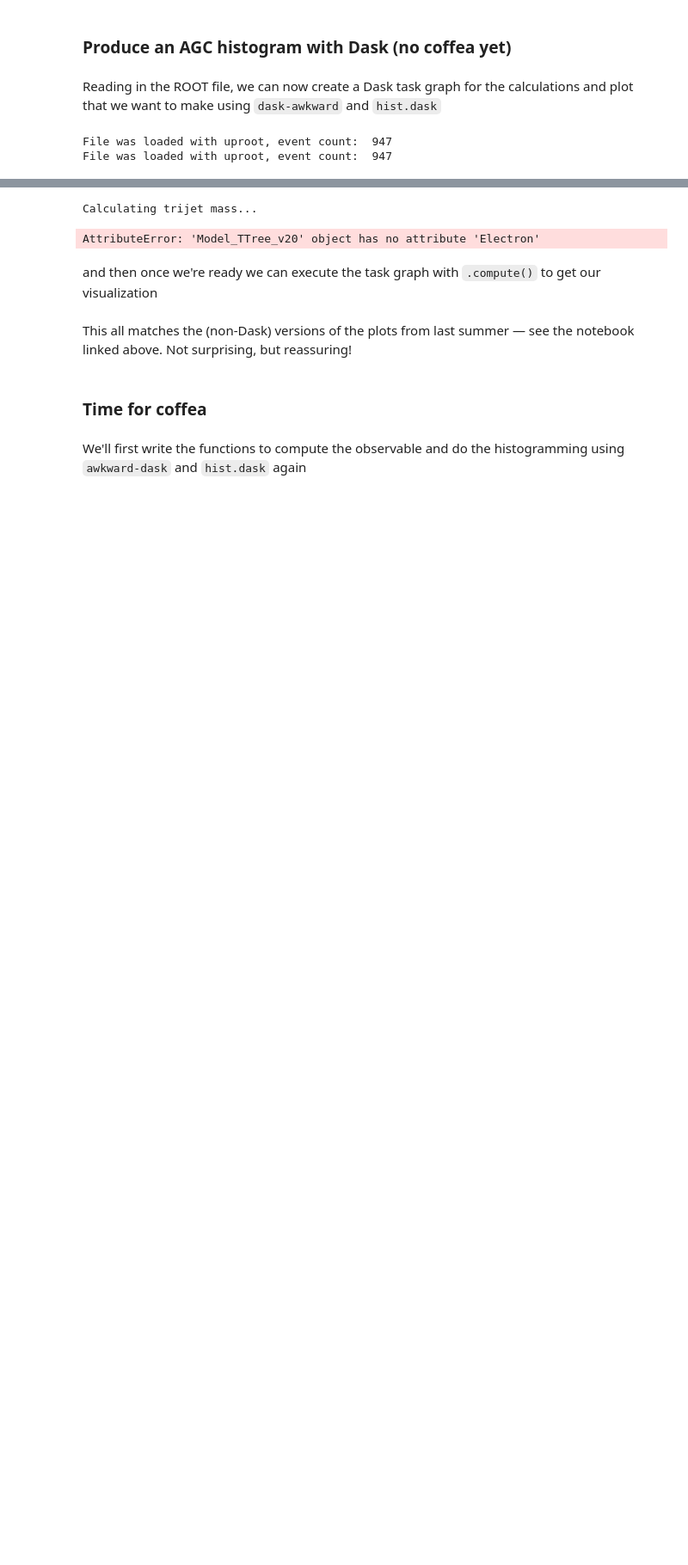
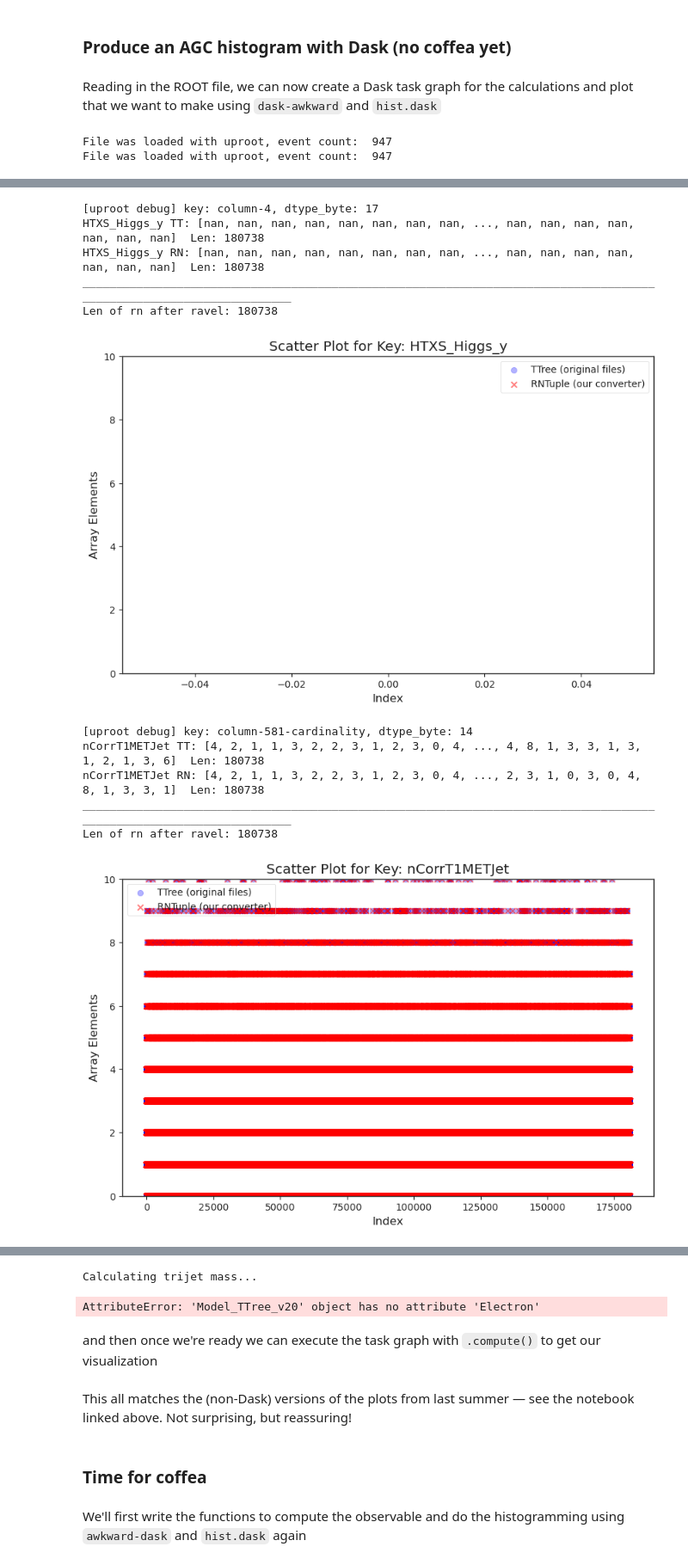
Before and after one commit to giedrius2020/calver-coffea-agc-demo, a Jupyter notebook: agc-coffea-2024.ipynb, the cells around one changed output, grey strips where cells are left out. Shown at 86% size. Drawn from its saved outputs; the diff is of its cells as text; code cells hidden in the pictures; blank space fills up the shorter version.

Commit message:
Analyzing cardinality cluster edges
Analyzing cardinality cluster edges

```diff
--- a/agc-coffea-2024.ipynb
+++ b/agc-coffea-2024.ipynb
@@ -457,12 +459,15 @@ print("Starts of clusters: ", cluster_starts)
 strt = 1
 end = 180739
 
-key = "Electron_hoe"
+
+
+
+key = "HTXS_Higgs_y"
 # key = "ChsMET_phi"
 
 # TT: [[], [0.144, 1.68], [0], [0, 0, 0.0903, 0.4], ..., [0.0284], [0.0483], [], []]
 # RN: [[], [0.144, 1.68], [0], [0, 0, 0.0903, 0.4], ..., [0.0284], [0.0483], [], []]
-all_keys = events_rn.keys()
+# all_keys = events_rn.keys()
 
 arr_tt = events_tt.arrays(filter_name=[key], entry_start=strt, entry_stop=end)[key]
 arr_rn = events_rn.arrays(filter_name=[key], entry_start=strt, entry_stop=end)[key]
@@ -473,7 +478,6 @@ arr_rn = events_rn.arrays(filter_name=[key])[key]
 print("TT:", arr_tt)
 print("RN:", arr_rn)
 
-
 print("Finished cell")
 # %% [output]
 Starts of clusters:  [17224, 44433, 71709, 98997, 126243, 153500, 180739]
@@ -482 +488,55 @@ RN: [[], [0], [0.108, 0.0735, 0.0686, 0], [0], [...], ..., [0, 0], [0], [0], []]
 Finished cell
+# %%
+# Keys with mismatching arrays between TT and RN:
+keys = ["HTXS_Higgs_y",
+"nCorrT1METJet",
+"nElectron",
+"nFatJet",
+"nFsrPhoton",
+"nGenDressedLepton",
+"nGenIsolatedPhoton",
+"nGenJet",
+"nGenJetAK8",
+"nGenPart",
+"nGenVisTau",
+"nJet",
+"nLHEPart",
+"nLHEPdfWeight",
+"nLHEScaleWeight",
+"nMuon",
+"nOtherPV",
+"nPhoton",
+"nPSWeight",
+"nSoftActivityJet",
+"nSV",
+"nTau",
+"SV_pAngle"]
+for key in keys:
+    arr_tt = events_tt.arrays(filter_name=[key], entry_start=strt, entry_stop=end)[key]
+    arr_rn = events_rn.arrays(filter_name=[key], entry_start=strt, entry_stop=end)[key]
+
+    print(f"{key} TT:", arr_tt, f" Len: {len(arr_tt)}")
+    print(f"{key} RN:", arr_rn, f" Len: {len(arr_rn)}")
+    print(f"____________________________________________________________________________________________________________________")
+# for key in events_rn.keys(): # all keys
+#     # arr_tt = events_tt.arrays(filter_name=[key], entry_start=strt, entry_stop=end)[key]
+#     arr_rn = events_rn.arrays(filter_name=[key], entry_start=strt, entry_stop=end)[key]
+#     print(f"____________________________________________________________________________________________________________________")
+
+
+
+
+print("Finished cell")
+# %% [output]
+[uproot debug] key: column-4, dtype_byte: 17
+HTXS_Higgs_y TT: [nan, nan, nan, nan, nan, nan, nan, nan, ..., nan, nan, nan, nan, nan, nan, nan]  Len: 180738
+HTXS_Higgs_y RN: [nan, nan, nan, nan, nan, nan, nan, nan, ..., nan, nan, nan, nan, nan, nan, nan]  Len: 180738
+____________________________________________________________________________________________________________________
+Len of rn after ravel: 180738
+[figure, added]
+[uproot debug] key: column-581-cardinality, dtype_byte: 14
+nCorrT1METJet TT: [4, 2, 1, 1, 3, 2, 2, 3, 1, 2, 3, 0, 4, ..., 4, 8, 1, 3, 3, 1, 3, 1, 2, 1, 3, 6]  Len: 180738
+nCorrT1METJet RN: [4, 2, 1, 1, 3, 2, 2, 3, 1, 2, 3, 0, 4, ..., 2, 3, 1, 0, 3, 0, 4, 8, 1, 3, 3, 1]  Len: 180738
+____________________________________________________________________________________________________________________
+Len of rn after ravel: 180738
+[figure, added]
```
Also changed, not shown: parts of 5 cells of this notebook.
